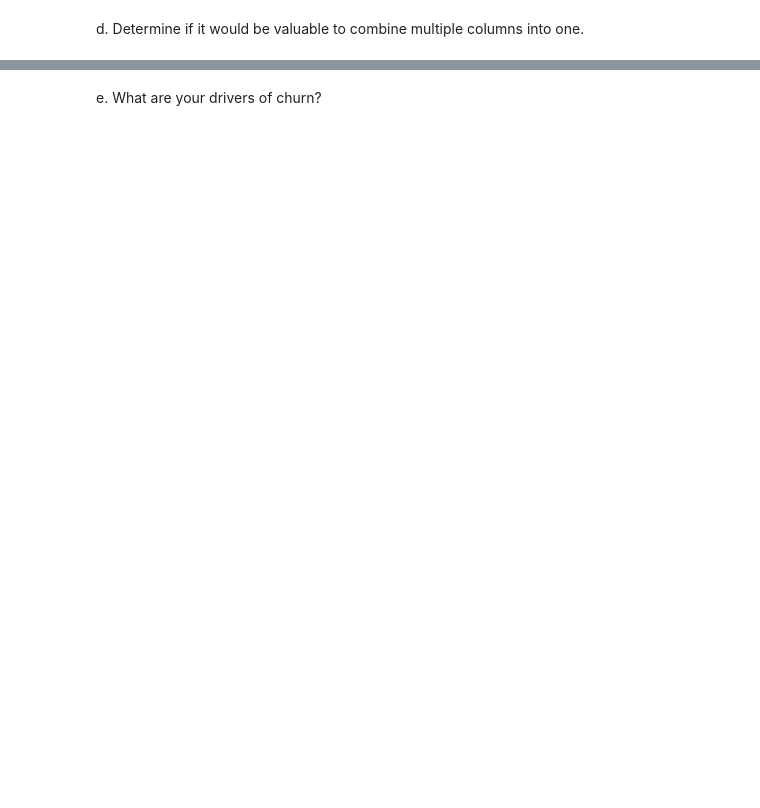
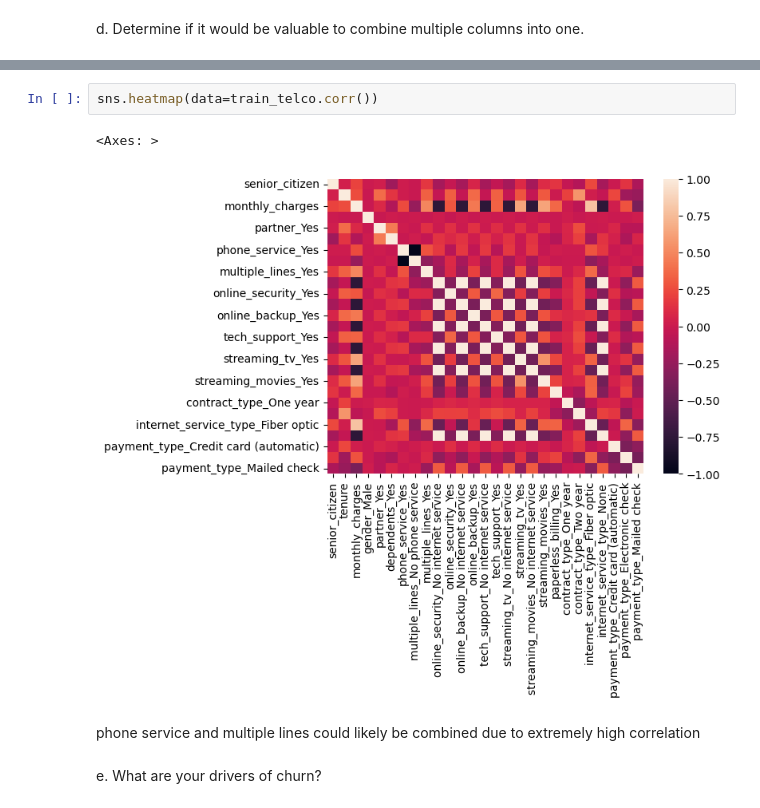
Before and after one commit to DerekBixby/classification_exercises, a Jupyter notebook: classification_exercises.ipynb, the cells around one changed output, grey strips where cells are left out. Saved outputs shown, nothing was run; the diff lists cells and outputs as text; blank space fills up the shorter version.

```diff
--- a/classification_exercises.ipynb
+++ b/classification_exercises.ipynb
@@ -1504,2 +1712,9 @@ d. Determine if it would be valuable to combine multiple columns into one.
+# %%
+sns.heatmap(data=train_telco.corr())
+# %% [output]
+<Axes: >
+[figure, added]
+# %% [markdown]
+phone service and multiple lines could likely be combined due to extremely high correlation
 # %% [markdown]
 e. What are your drivers of churn?
```
Also changed, not shown: parts of 13 cells of this notebook.
